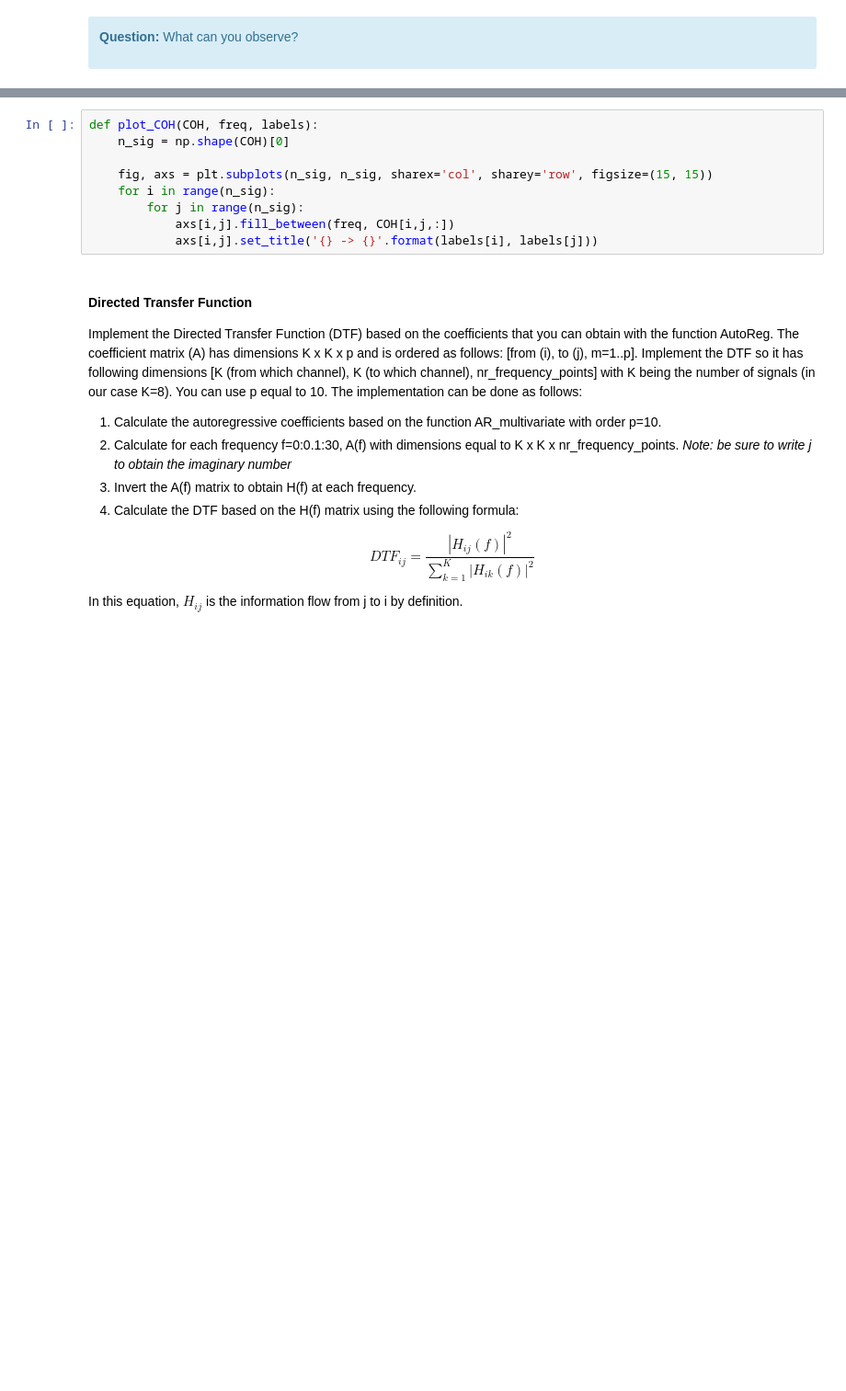
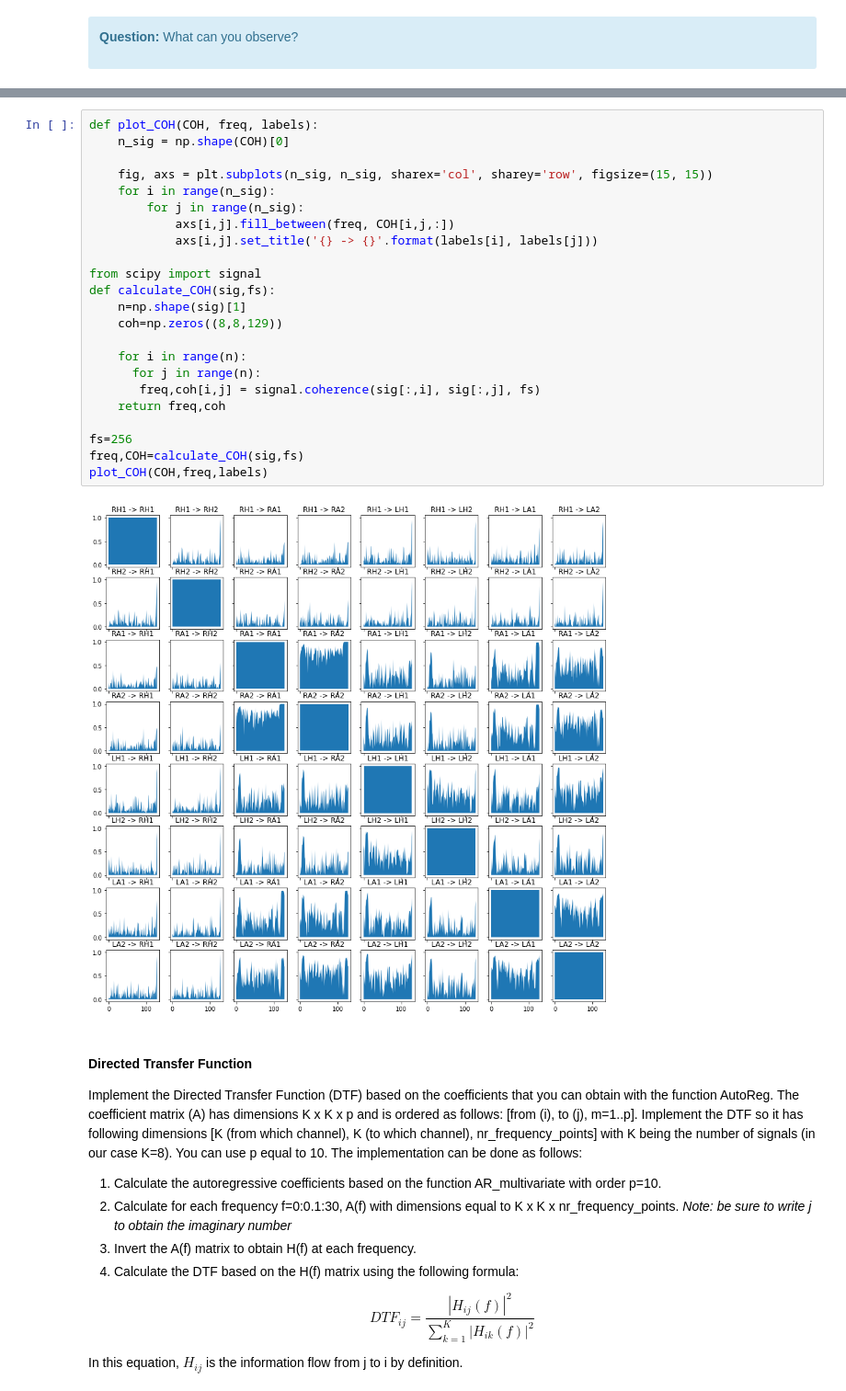
Before and after one commit to cesarz10/Neuro-Engineering-UGent, a Jupyter notebook: Practicum_FunctionalConnectivity_Students.ipynb, the cells around one changed output, grey strips where cells are left out. Shown at 92% size. Cells and saved outputs as stored; diff of their text form; blank space fills up the shorter version.

```diff
--- a/Practicum_FunctionalConnectivity_Students.ipynb
+++ b/Practicum_FunctionalConnectivity_Students.ipynb
@@ -344,12 +377,28 @@ Insert your answer here...
 # %%
 def plot_COH(COH, freq, labels):
     n_sig = np.shape(COH)[0]
 
     fig, axs = plt.subplots(n_sig, n_sig, sharex='col', sharey='row', figsize=(15, 15))
     for i in range(n_sig):
         for j in range(n_sig):
             axs[i,j].fill_between(freq, COH[i,j,:])
             axs[i,j].set_title('{} -> {}'.format(labels[i], labels[j]))
+
+from scipy import signal
+def calculate_COH(sig,fs):
+    n=np.shape(sig)[1]
+    coh=np.zeros((8,8,129))
+
+    for i in range(n):
+      for j in range(n):
+       freq,coh[i,j] = signal.coherence(sig[:,i], sig[:,j], fs)
+    return freq,coh
+
+fs=256
+freq,COH=calculate_COH(sig,fs)
+plot_COH(COH,freq,labels)
+# %% [output]
+[figure, added]
 # %% [markdown]
 #### Directed Transfer Function
 Implement the Directed Transfer Function (DTF) based on the coefficients that you can obtain with the function AutoReg. The coefficient matrix (A) has dimensions K x K x p and is ordered as follows: [from (i), to (j), m=1..p]. Implement the DTF so it has following dimensions [K (from which channel), K (to which channel), nr_frequency_points] with K being the number of signals (in our case K=8). You can use p equal to 10. The implementation can be done as follows:
```
Also changed, not shown: parts of 21 cells of this notebook.
